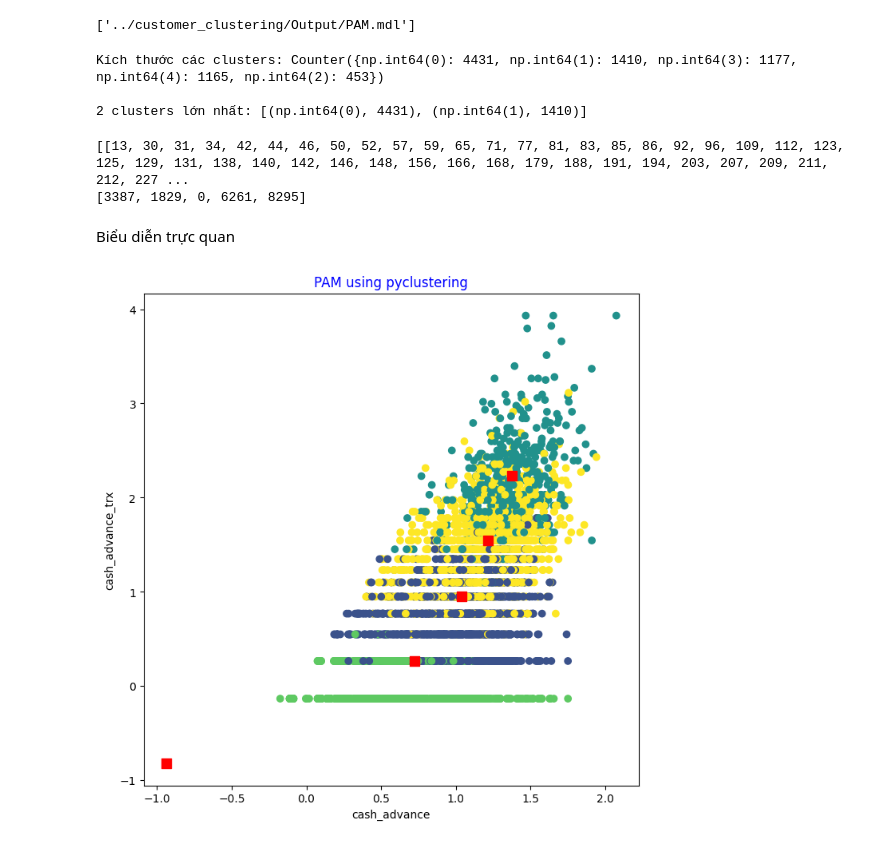
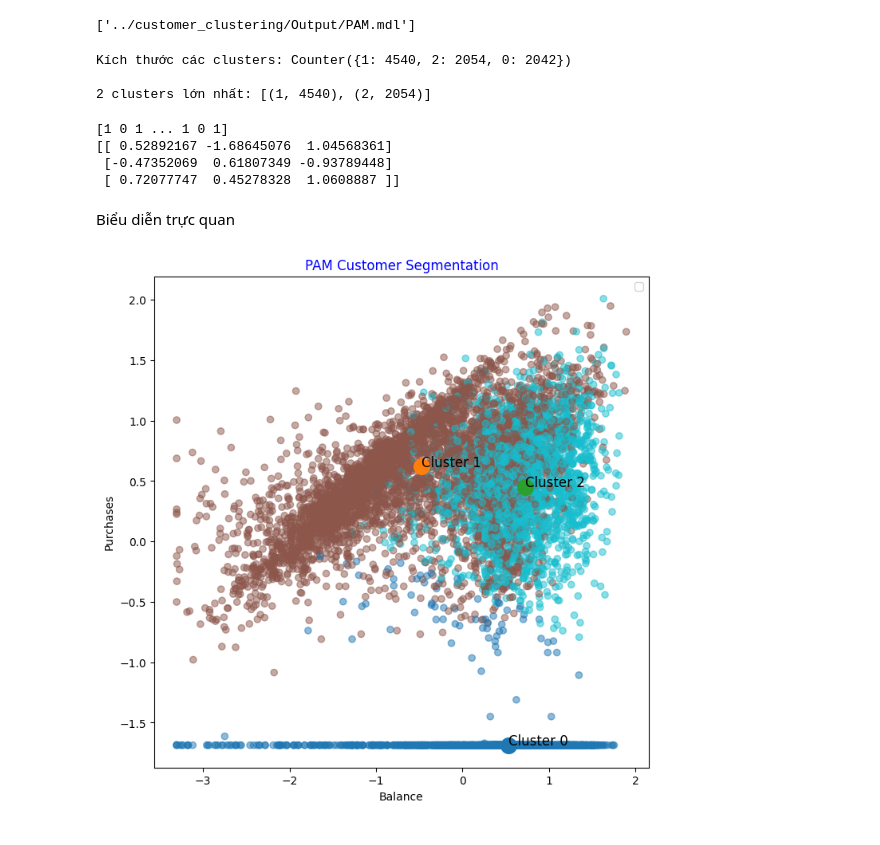
Before and after one commit to GiaHuy910/CLARANS-IN-MARKETING, a Jupyter notebook: customer_clustering/Pam.ipynb, the cells around one changed output. Drawn from its saved outputs; the diff is of its cells as text; code cells hidden in the pictures.

```diff
--- a/customer_clustering/Pam.ipynb
+++ b/customer_clustering/Pam.ipynb
@@ -66,7 +38,7 @@ jlb.dump(Pam_model, '../customer_clustering/Output/PAM.mdl')
 ['../customer_clustering/Output/PAM.mdl']
 # %%
 ## Khai thác mô hình đã được xây dựng
-saved   = jlb.load(Pam_model, '../customer_clustering/Output/PAM.mdl')
+saved=jlb.load('../customer_clustering/Output/PAM.mdl')
 # %%
 ## Kết quả gom cụm khách hàng
 data['cluster'] = saved.get_labels()
@@ -74,26 +46,37 @@ data['cluster'] = saved.get_labels()
 print('\nKích thước các clusters:', Counter(data['cluster']))
 print('\n2 clusters lớn nhất:',    Counter(data['cluster']).most_common(2))
 # %% [output]
-Kích thước các clusters: Counter({np.int64(0): 4431, np.int64(1): 1410, np.int64(3): 1177, np.int64(4): 1165, np.int64(2): 453})
+Kích thước các clusters: Counter({1: 4540, 2: 2054, 0: 2042})
 
-2 clusters lớn nhất: [(np.int64(0), 4431), (np.int64(1), 1410)]
+2 clusters lớn nhất: [(1, 4540), (2, 2054)]
 # %%
-clusters = saved.get_clusters()
 medoids = saved.get_medoids()
 labels= saved.get_labels()
-print(clusters)
+print(labels)
 print(medoids)
 # %% [output]
-[[13, 30, 31, 34, 42, 44, 46, 50, 52, 57, 59, 65, 71, 77, 81, 83, 85, 86, 92, 96, 109, 112, 123, 125, 129, 131, 138, 140, 142, 146, 148, 156, 166, 168, 179, 188, 191, 194, 203, 207, 209, 211, 212, 227 ...
-[3387, 1829, 0, 6261, 8295]
+[1 0 1 ... 1 0 1]
+[[ 0.52892167 -1.68645076  1.04568361]
+ [-0.47352069  0.61807349 -0.93789448]
+ [ 0.72077747  0.45278328  1.0608887 ]]
 # %% [markdown]
 Biểu diễn trực quan
 # %%
 plt.figure(figsize = (8, 8))
 plt.scatter(data['balance'], data['purchases'], c = labels, alpha = 0.5, cmap = 'tab10')
+for i, medoid in enumerate(medoids):
+    plt.scatter(medoid[0], medoid[1], s=200, marker='o')
+
+    plt.text(
+        medoid[0],
+        medoid[1],
+        f'Cluster {i}',
+        fontsize=12
+    )
 plt.xlabel('Balance')
 plt.ylabel('Purchases')
 plt.title('PAM Customer Segmentation', color = 'blue')
+plt.legend()
 plt.show()
 # %% [output]
-[figure, old version]
+[figure, new version]
```
Also changed, not shown: parts of 5 cells of this notebook, 2 other files.
